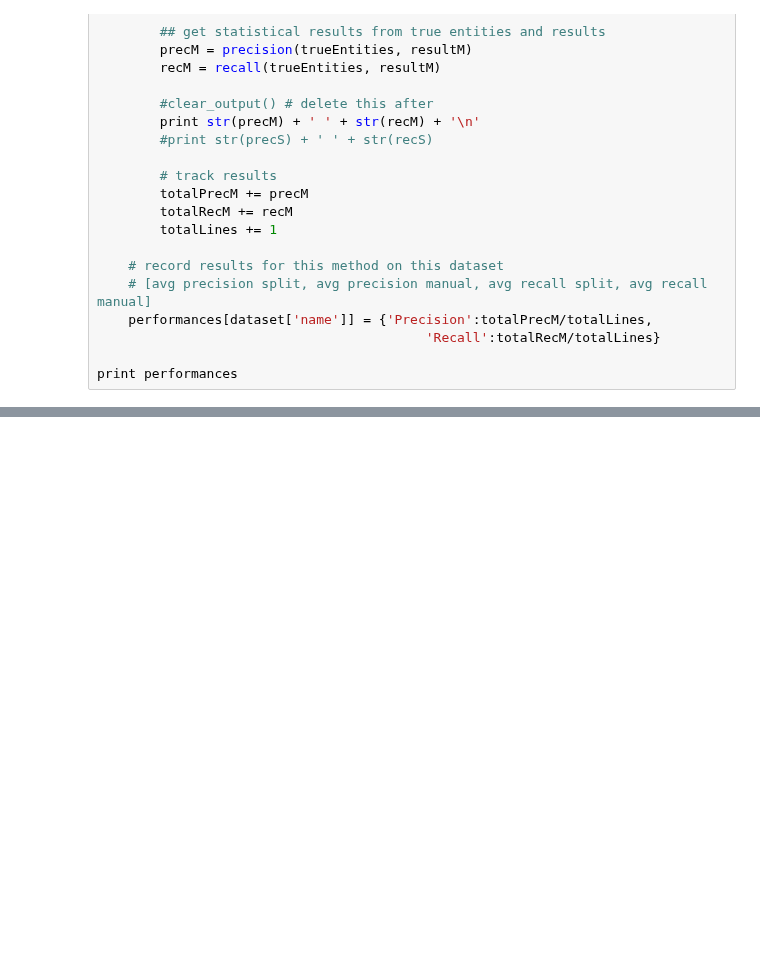
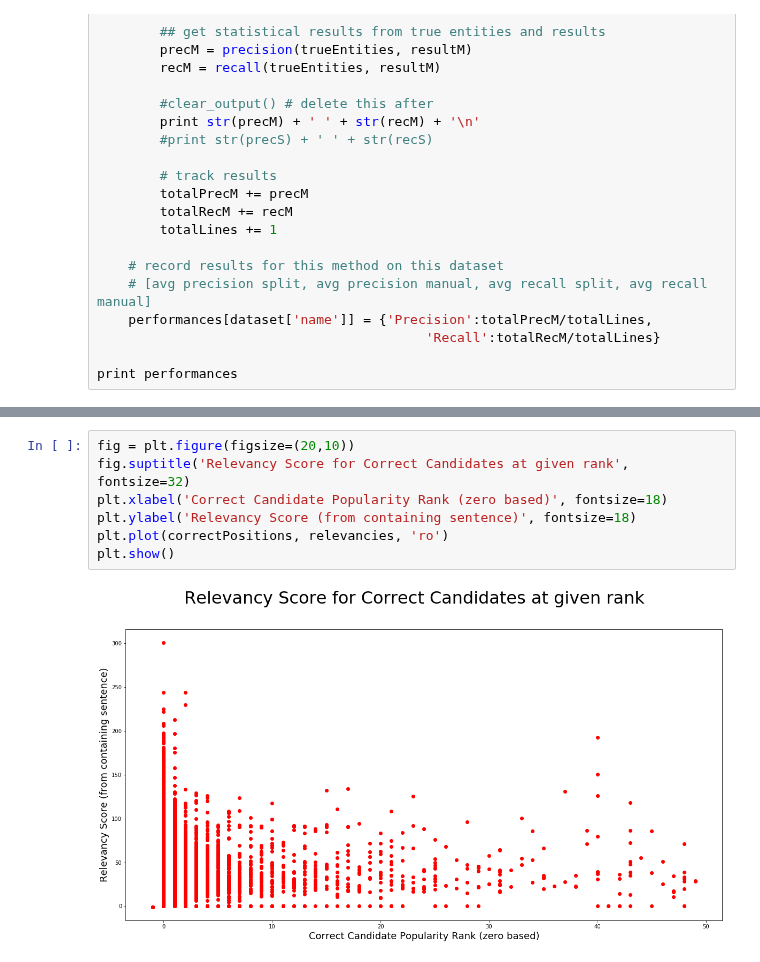
Before and after one commit to malnis/wikisim, a Jupyter notebook: wikisim/ryansdraftnotebook.ipynb, the cells around one changed output, grey strips where cells are left out. Saved outputs shown, nothing was run; the diff lists cells and outputs as text; blank space fills up the shorter version.

Commit message:
made visualizations at 50 candidates

```diff
--- a/wikisim/ryansdraftnotebook.ipynb
+++ b/wikisim/ryansdraftnotebook.ipynb
@@ -1286,3 +1418,12 @@ print performances
+# %%
+fig = plt.figure(figsize=(20,10))
+fig.suptitle('Relevancy Score for Correct Candidates at given rank', fontsize=32)
+plt.xlabel('Correct Candidate Popularity Rank (zero based)', fontsize=18)
+plt.ylabel('Relevancy Score (from containing sentence)', fontsize=18)
+plt.plot(correctPositions, relevancies, 'ro')
+plt.show()
+# %% [output]
+[figure, added]
 # %%
 """This is for seeing how often correct entity shows up in candidates"""
 
```
Also changed, not shown: parts of 4 cells of this notebook, 1 other file.
